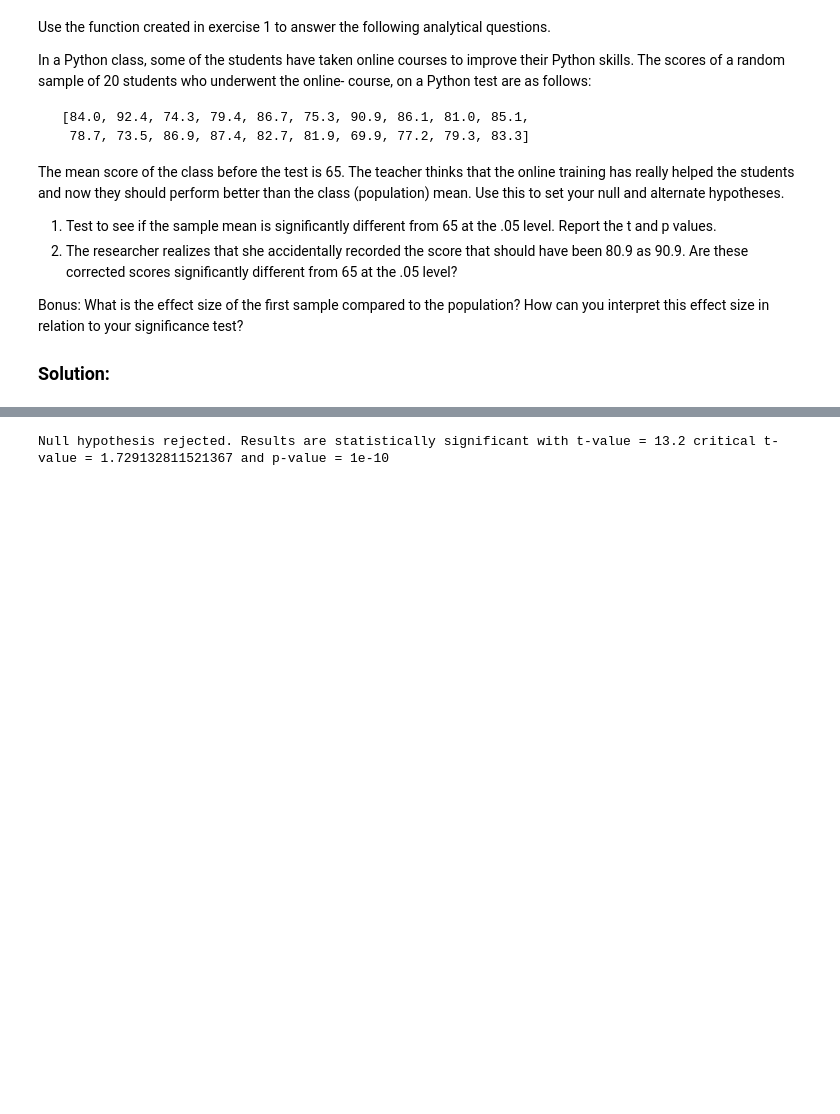
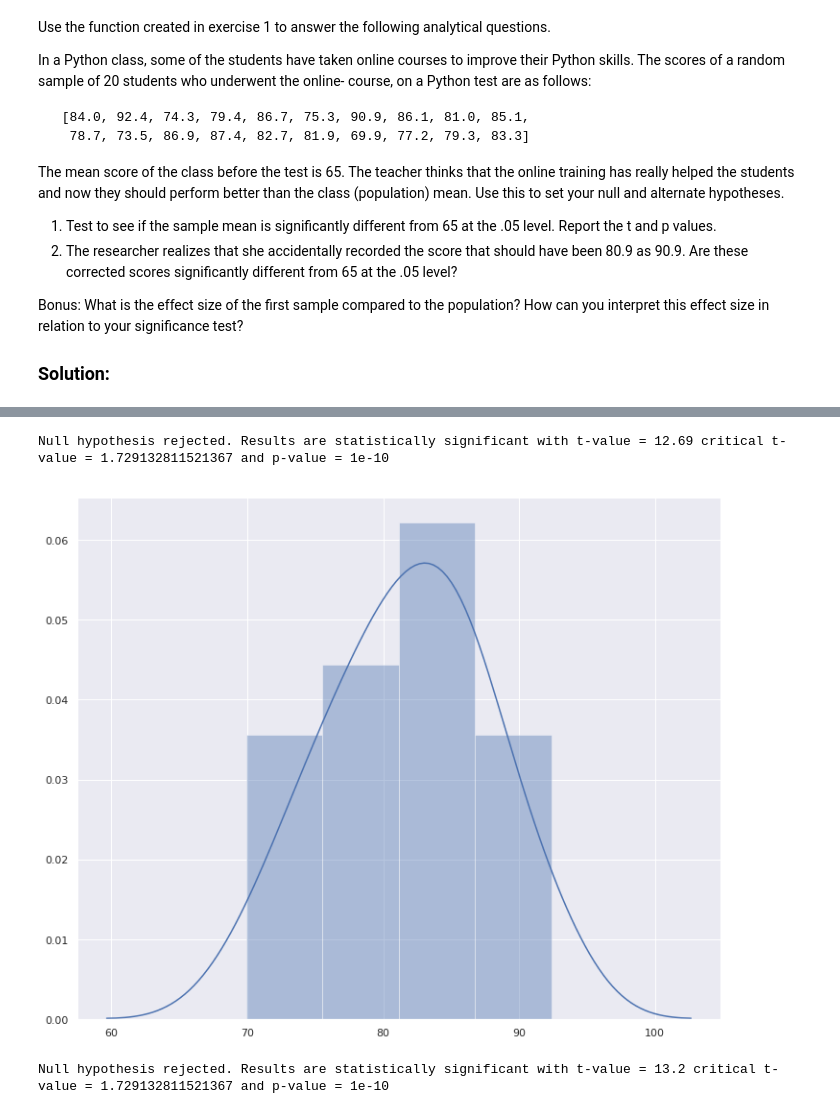
Before and after one commit to williammcmillan/dsc-one-sample-t-tests-lab-houston-ds-060319, a Jupyter notebook: index.ipynb, the cells around one changed output, grey strips where cells are left out. Drawn from its saved outputs; the diff is of its cells as text; code cells hidden in the pictures; blank space fills up the shorter version.

```diff
--- a/index.ipynb
+++ b/index.ipynb
@@ -75,3 +71,13 @@ Null hypothesis rejected. Results are statistically significant with t-value = 1
+# %%
+sample = np.array([84.0, 92.4, 74.3, 79.4, 86.7, 75.3, 90.9, 86.1, 81.0, 85.1,
+      78.7, 73.5, 86.9, 87.4, 82.7, 81.9, 69.9, 77.2, 79.3, 83.3] )
+
+popmean = 65
+alpha = 0.05
+one_sample_ttest(sample, popmean, alpha)
+# %% [output]
+Null hypothesis rejected. Results are statistically significant with t-value = 12.69 critical t-value = 1.729132811521367 and p-value = 1e-10
+[figure, added]
 # %%
 # %% [output]
 Null hypothesis rejected. Results are statistically significant with t-value = 13.2 critical t-value = 1.729132811521367 and p-value = 1e-10
```
Also changed, not shown: parts of 1 cell of this notebook.
